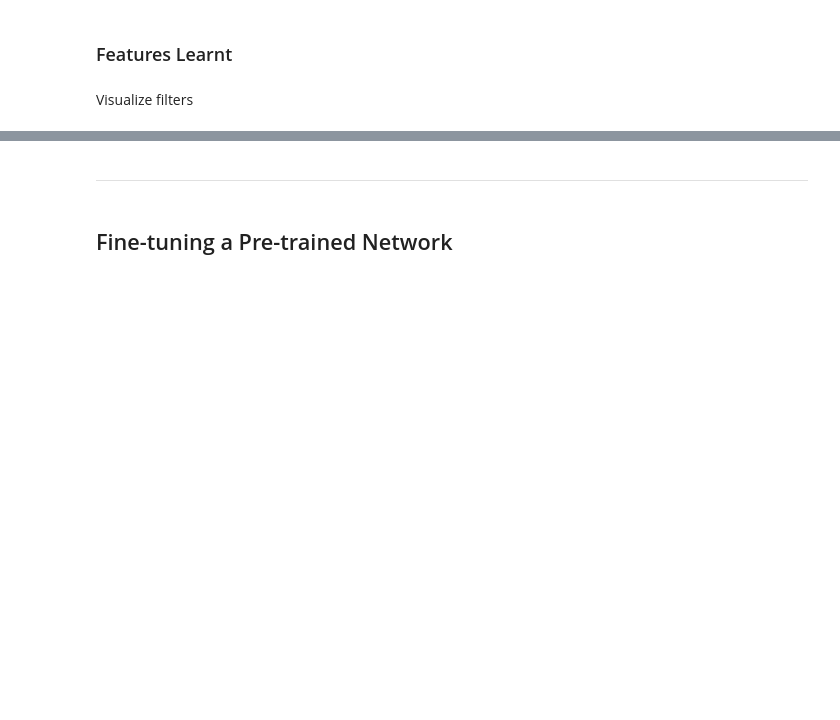
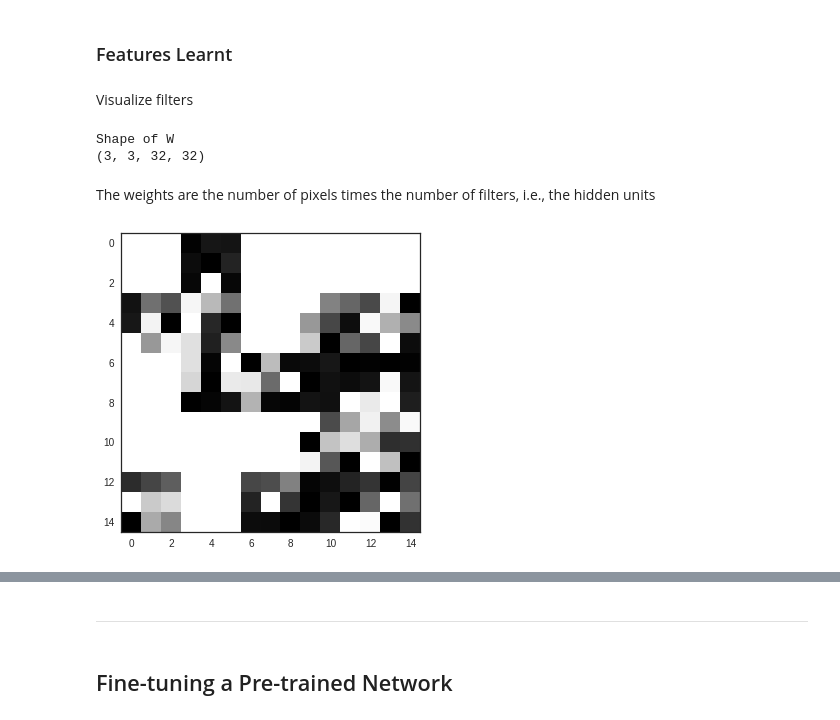
Before and after one commit to greenore/deep-learning-project, a Jupyter notebook: milestone4/Milestone4.ipynb, the cells around one changed output, grey strips where cells are left out. Cells and saved outputs as stored; diff of their text form; code cells hidden in the pictures; blank space fills up the shorter version.

Commit message:
add filters

```diff
--- a/milestone4/Milestone4.ipynb
+++ b/milestone4/Milestone4.ipynb
@@ -231,4 +259,13 @@ for i in range(len(test_index)):
         save = pickle.load(f)
         test_X[i*NUM_ROWS:(i+1)*NUM_ROWS] = save['train_data']
         test_Y[i*NUM_ROWS:(i+1)*NUM_ROWS] = save['train_labels']
+# %%
+# Validation data
+for i in range(len(val_index)):
+    file_name=str(val_index[i])+"_data.pickle"
+    pickle_file=SAVE_PATH+file_name
+    with open(pickle_file, 'rb') as f:
+        save = pickle.load(f)
+        val_X[i*NUM_ROWS:(i+1)*NUM_ROWS] = save['train_data']
+        val_Y[i*NUM_ROWS:(i+1)*NUM_ROWS] = save['train_labels']
 # %%
@@ -355,3 +417,37 @@ history = model.fit(train_X, train_Y,
 ### Features Learnt
 # %% [markdown]
 Visualize filters
+# %%
+# Look at the weights of a layer
+layer = model.layers[1]
+weights = layer.get_weights()
+print("Shape of W")
+print(weights[0].shape)
+# %% [output]
+Shape of W
+(3, 3, 32, 32)
+# %% [markdown]
+The weights are the number of pixels times the number of filters, i.e., the hidden units
+# %%
+# First filters
+filterTiles = np.array([])
+index = 0
+for i in range(5):
+    filterRow = []
+    for j in range(5):
+        w = weights[0][:,:, 0, index]
+        w = w.reshape(3, 3)
+        w = w-np.min(w)
+        w = w / np.max(w)
+        filterRow.extend(w)
+        index+=1
+    filterRow = np.array(filterRow)
+    if not filterTiles.shape[0] == 0:
+        filterTiles = np.hstack([filterTiles, filterRow])
+    else:
+        filterTiles = filterRow
+
+plt.imshow(filterTiles, cmap='gray')
+plt.show()
+# %% [output]
+[figure, added]
```
Also changed, not shown: parts of 57 cells of this notebook.
